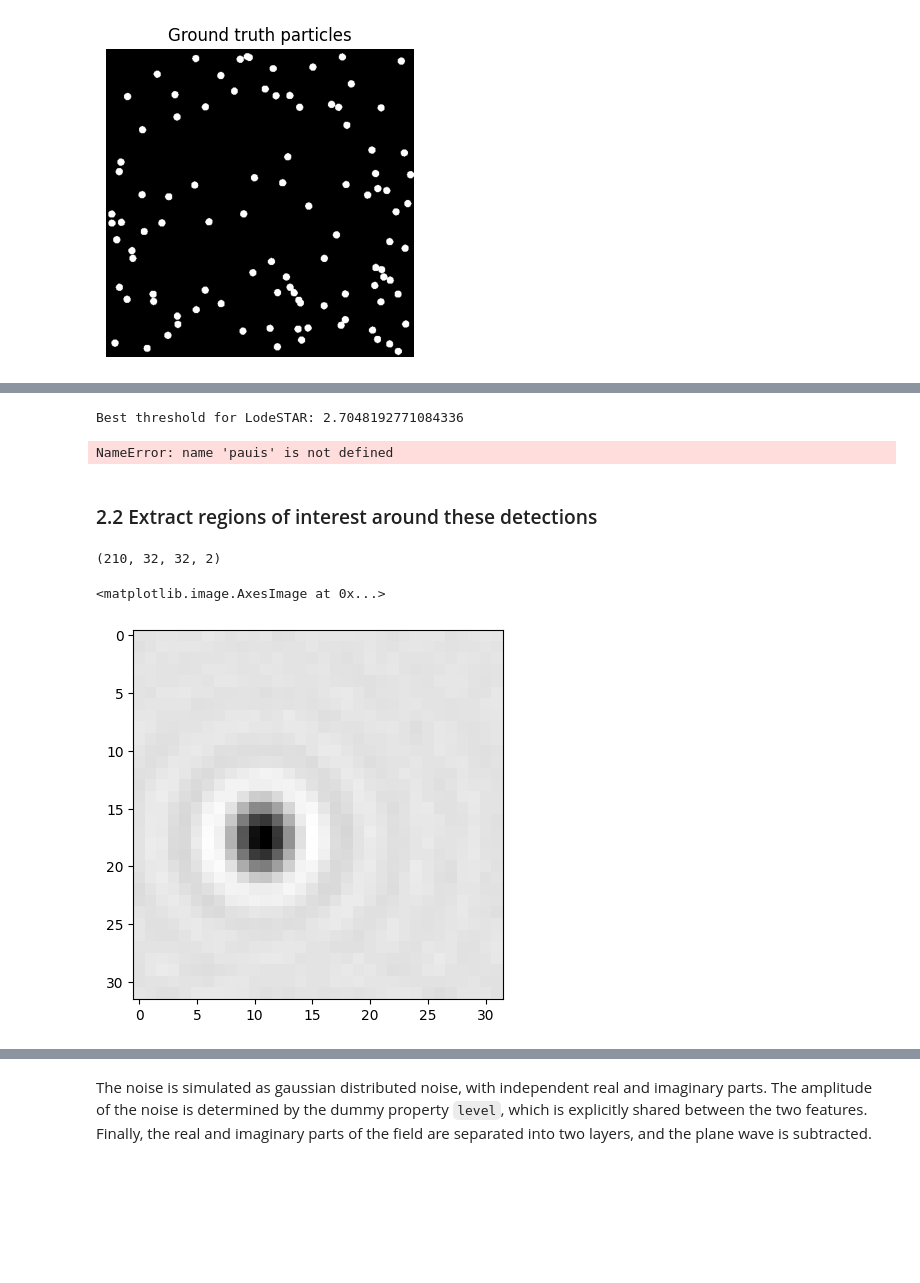
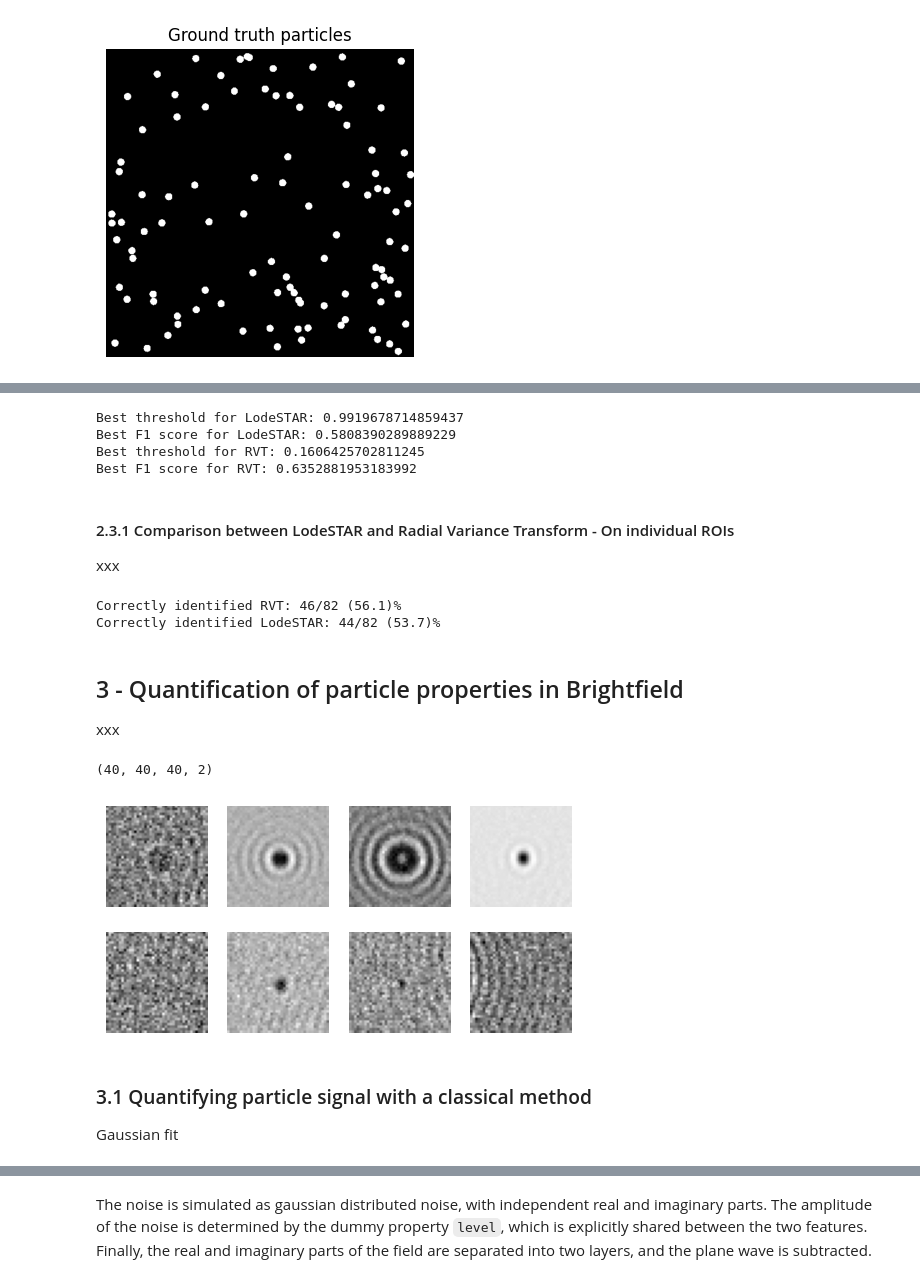
Before and after one commit to softmatterlab/OpticalCharacterizationNanoparticles, a Jupyter notebook: example_analysis/Brightfield_analysis.ipynb, the cells around one changed output, grey strips where cells are left out. Cells and saved outputs as stored; diff of their text form; code cells hidden in the pictures; blank space fills up the shorter version.

```diff
--- a/example_analysis/Brightfield_analysis.ipynb
+++ b/example_analysis/Brightfield_analysis.ipynb
@@ -385,30 +394,35 @@ plt.show()
 # %%
 #Find the best threshold for LodeSTAR
-best_threshold_l = cutoff_values_l[np.argmax(F1_l)]
+idx_l = np.argmax(F1_l)
+best_threshold_l = cutoff_values_l[idx_l]
 print(f"Best threshold for LodeSTAR: {best_threshold_l}")
+print(f"Best F1 score for LodeSTAR: {F1_l[idx_l]}")
 
 #Find the best threshold for RVT
-best_threshold_c = cutoff_values_c[np.argmax(F1_c)]
+idx_c = np.argmax(F1_c)
+best_threshold_c = cutoff_values_c[idx_c]
 print(f"Best threshold for RVT: {best_threshold_c}")
+print(f"Best F1 score for RVT: {F1_c[idx_c]}")
 # %% [output]
-Best threshold for LodeSTAR: 2.7048192771084336
+Best threshold for LodeSTAR: 0.9919678714859437
+Best F1 score for LodeSTAR: 0.5808390289889229
+Best threshold for RVT: 0.1606425702811245
+Best F1 score for RVT: 0.6352881953183992
-# %%
-pauis
-# %% [output]
-NameError: name 'pauis' is not defined
-# %% [markdown]
-### 2.2 Extract regions of interest around these detections
+# %% [markdown]
+#### 2.3.1 Comparison between LodeSTAR and Radial Variance Transform - On individual ROIs
+
+xxx
 # %%
 def get_rois(data, positions, padsize):
+    """Function for retrieving ROIs from data. Obs - rounded to integers"""
+
     rois = []
     for pos in positions:
-        pos[0] = int(pos[0])
-        pos[1] = int(pos[1])
-
         #Check if the roi is out of bounds
         if pos[1]-padsize < 0 or pos[1]+padsize >= data.shape[0] or pos[0]-padsize < 0 or pos[0]+padsize >= data.shape[1]:
             continue
 
-        roi = data[pos[0]-padsize:pos[0]+padsize, pos[1]-padsize:pos[1]+padsize,:]
+        roi = data[int(pos[0]-padsize):int(pos[0]+padsize), int(pos[1]-padsize):int(pos[1]+padsize),:]
+
         rois.append(roi)
     return np.stack(rois)
@@ -415,10 +471,44 @@ def get_rois(data, positions, padsize):
+# %%
+print(f"Correctly identified RVT: {correct_rvt}/{len(rois)} ({np.round(correct_rvt/len(rois)*100, 1)})%")
+print(f"Correctly identified LodeSTAR: {correct_lodestar}/{len(rois)} ({np.round(correct_lodestar/len(rois)*100, 1)})%")
+# %% [output]
+Correctly identified RVT: 46/82 (56.1)%
+Correctly identified LodeSTAR: 44/82 (53.7)%
+# %% [markdown]
+## 3 - Quantification of particle properties in Brightfield
+
+xxx
+# %%
+padsize = 20
+positions  = labels[:, :2]
+
+#Extract positions that are not too close to the border
+arg1 = (positions[:,0] > padsize) & (positions[:,0] < data.shape[0] - padsize) & (positions[:,1] > padsize) & (positions[:,1] < data.shape[1] - padsize)
+positions = positions[arg1]
+
+#Extract positions that do not overlap to close to eachother
+distances = np.linalg.norm(positions[:, None] - positions, axis=-1)
+arg2 = np.sum(distances < padsize*1.5, axis=0) == 1
+
+#Extract the positions
+positions = positions[arg2]
+
+#Extract the labels
+labels = labels[arg1][arg2]
 # %%
-rois = get_rois(data, blobs, 16)
+rois = get_rois(data, positions, padsize)
 rois.shape
 # %% [output]
-(210, 32, 32, 2)
+(40, 40, 40, 2)
-# %%
-plt.imshow(rois[6,...,1], cmap="gray")
-# %% [output]
-<matplotlib.image.AxesImage at 0x...>
-[figure, removed]
+# %%
+plt.figure(figsize=(6, 3))
+for i in range(8):
+    plt.subplot(2, 4, i+1)
+    plt.imshow(rois[i,...,1], cmap="gray")
+    plt.axis("off")
+# %% [output]
+[figure, added]
+# %% [markdown]
+### 3.1 Quantifying particle signal with a classical method
+
+Gaussian fit
```
Also changed, not shown: parts of 62 cells of this notebook.
